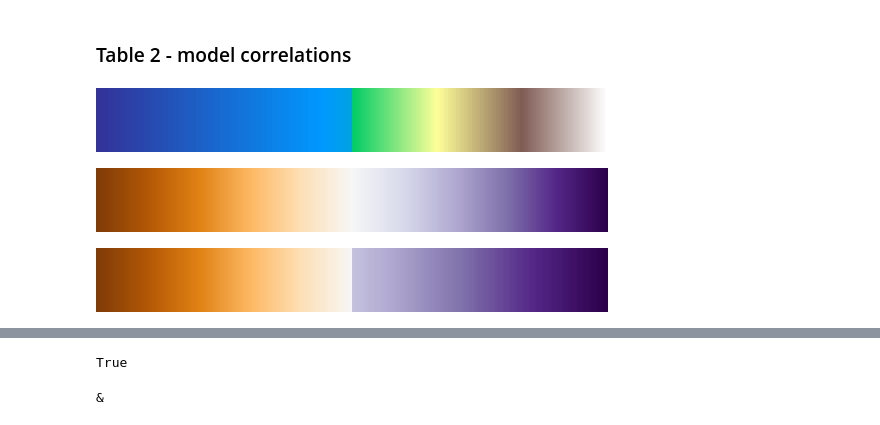
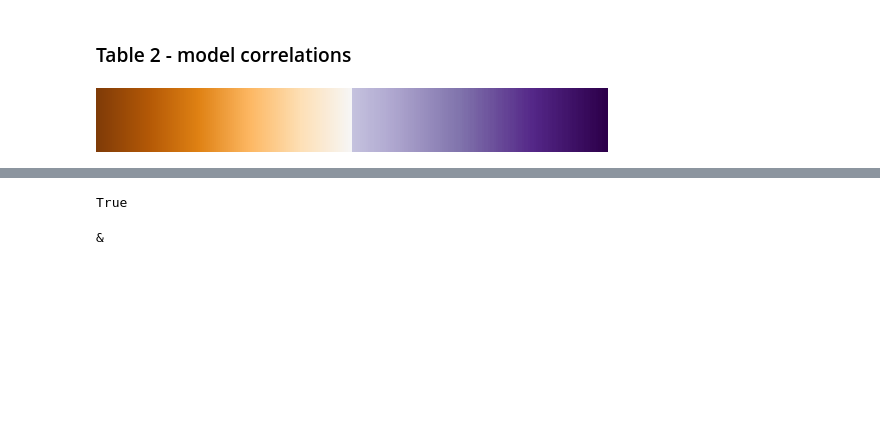
Before and after one commit to SethBushinsky/SO_seasonal_CO2_fluxes_in_models, a Jupyter notebook: var_fit_table.ipynb, the cells around one changed output, grey strips where cells are left out. Cells and saved outputs as stored; diff of their text form; code cells hidden in the pictures; blank space fills up the shorter version.

```diff
--- a/var_fit_table.ipynb
+++ b/var_fit_table.ipynb
@@ -138,27 +35,15 @@ talk_ratio
 # %% [markdown]
 ### Table 2 - model correlations
 # %%
-colors_undersea = plt.cm.terrain(np.linspace(0, 0.17, 256))
-colors_land = plt.cm.terrain(np.linspace(0.25, 1, 256))
-all_colors = np.vstack((colors_undersea, colors_land))
-terrain_map = mpl.colors.LinearSegmentedColormap.from_list(
-    'terrain_map', all_colors)
-terrain_map
+# set colors for table 2
+colors_bad= plt.cm.PuOr(np.linspace(0, 0.5, 256))
+colors_good = plt.cm.PuOr(np.linspace(0.65, 1, 256))
+all_colors = np.vstack((colors_bad, colors_good))
+corr_map = mpl.colors.LinearSegmentedColormap.from_list(
+    'corr_map', all_colors)
+corr_map
 # %% [output]
-[figure, old version]
+[figure, new version]
-# %%
-cmap
-# %% [output]
-[figure, removed]
-# %%
-colors_bad= plt.cm.PuOr(np.linspace(0, 0.5, 256))
-colors_good = plt.cm.PuOr(np.linspace(0.65, 1, 256))
-all_colors = np.vstack((colors_bad, colors_good))
-corr_map = mpl.colors.LinearSegmentedColormap.from_list(
-    'corr_map', all_colors)
-corr_map
-# %% [output]
-[figure, removed]
 # %%
 column_names = df.keys()
 
```
Also changed, not shown: parts of 21 cells of this notebook, 5 other files.
